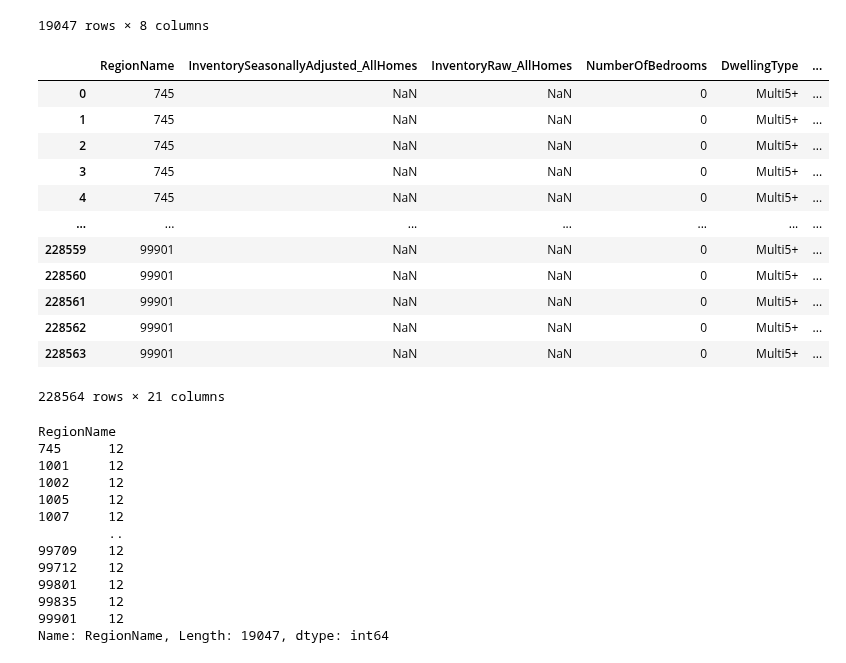
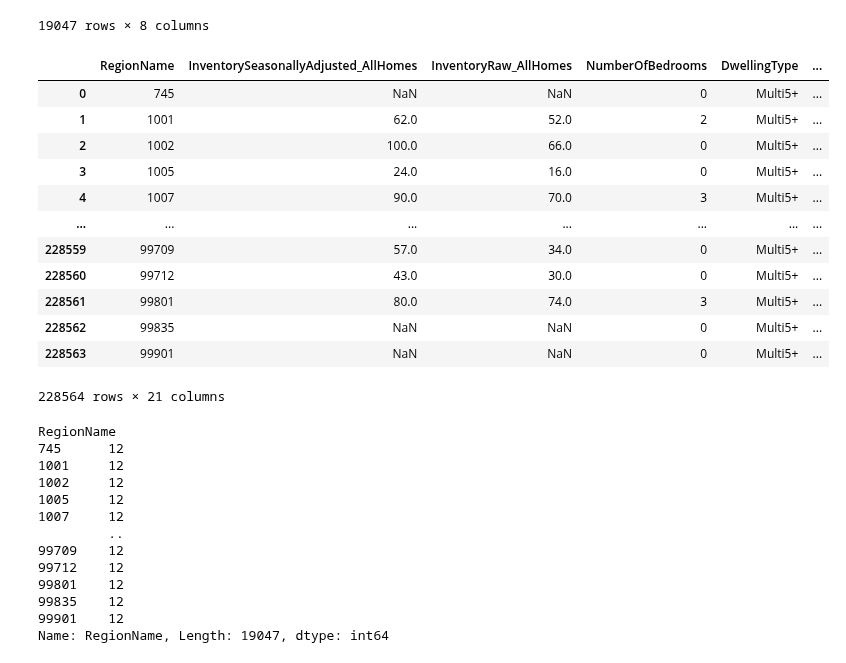
Before and after one commit to norgrenm/US_House_Price_Prediction, a Jupyter notebook: notebooks/DM-US_HousingData.ipynb, the cells around one changed output. Cells and saved outputs as stored; diff of their text form; code cells hidden in the pictures.

```diff
--- a/notebooks/DM-US_HousingData.ipynb
+++ b/notebooks/DM-US_HousingData.ipynb
@@ -490,8 +490,6 @@ zip_df['MedianRental_D'] = (zip_df['MedianRentalPrice_AllHomes']
 ### Drop unneeded columns
 zip_df = zip_df[[
          'RegionName'
-        , 'InventorySeasonallyAdjusted_AllHomes'
-        , 'InventoryRaw_AllHomes'
         , 'NumberOfBedrooms'
         , 'DwellingType'
         , 'MedianListingPricePerSqft'
@@ -546,20 +534,20 @@ a
 # %%
 zipt = zip_df
 # %%
-zipt_df = pd.merge(zipt,a,how='right',on='RegionName')
+zipt_df = pd.merge(zipt,a,how='left',on='RegionName')
 zipt_df
 # %% [output]
 |  | RegionName | InventorySeasonallyAdjusted_AllHomes | InventoryRaw_AllHomes | NumberOfBedrooms | DwellingType | ... |
 | 0 | 745 | NaN | NaN | 0 | Multi5+ | ... |
-| 1 | 745 | NaN | NaN | 0 | Multi5+ | ... |
-| 2 | 745 | NaN | NaN | 0 | Multi5+ | ... |
-| 3 | 745 | NaN | NaN | 0 | Multi5+ | ... |
-| 4 | 745 | NaN | NaN | 0 | Multi5+ | ... |
+| 1 | 1001 | 62.0 | 52.0 | 2 | Multi5+ | ... |
+| 2 | 1002 | 100.0 | 66.0 | 0 | Multi5+ | ... |
+| 3 | 1005 | 24.0 | 16.0 | 0 | Multi5+ | ... |
+| 4 | 1007 | 90.0 | 70.0 | 3 | Multi5+ | ... |
 | ... | ... | ... | ... | ... | ... | ... |
-| 228559 | 99901 | NaN | NaN | 0 | Multi5+ | ... |
-| 228560 | 99901 | NaN | NaN | 0 | Multi5+ | ... |
-| 228561 | 99901 | NaN | NaN | 0 | Multi5+ | ... |
-| 228562 | 99901 | NaN | NaN | 0 | Multi5+ | ... |
+| 228559 | 99709 | 57.0 | 34.0 | 0 | Multi5+ | ... |
+| 228560 | 99712 | 43.0 | 30.0 | 0 | Multi5+ | ... |
+| 228561 | 99801 | 80.0 | 74.0 | 3 | Multi5+ | ... |
+| 228562 | 99835 | NaN | NaN | 0 | Multi5+ | ... |
 | 228563 | 99901 | NaN | NaN | 0 | Multi5+ | ... |
 228564 rows × 21 columns
 # %%
```
Also changed, not shown: parts of 1 cell of this notebook.
